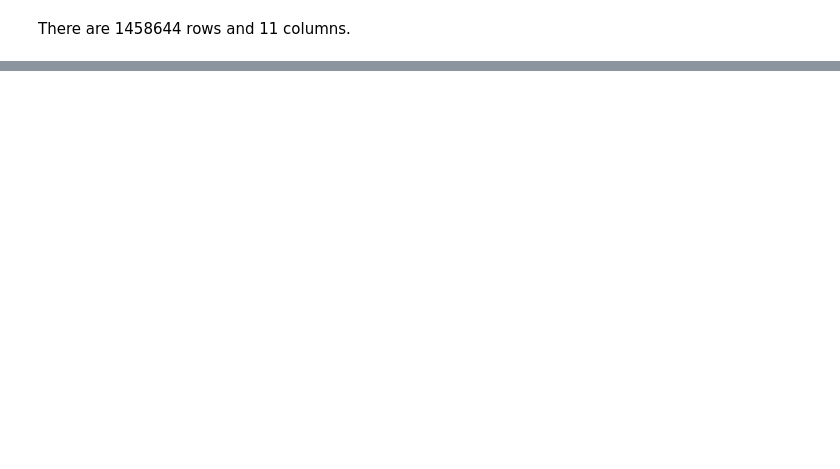
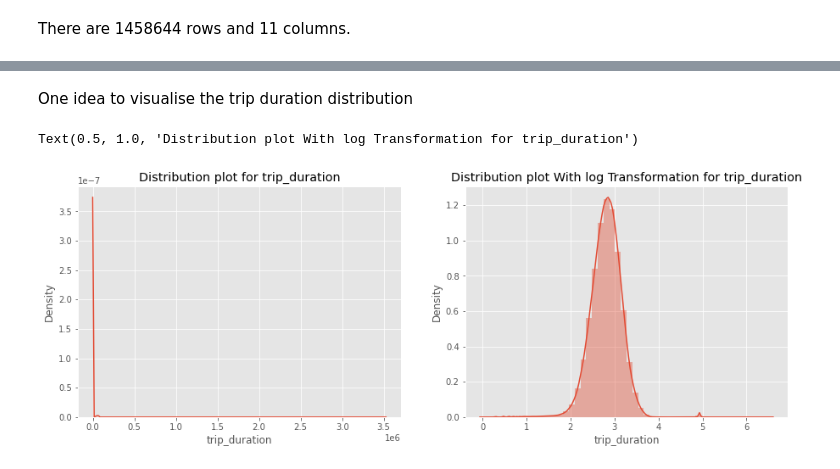
Before and after one commit to jainrasik/NYC-Taxi-Trip-Time-Prediction-Rasik-Jain, a Jupyter notebook: Team_Notebook_NYC_Taxi_Trip_Time_Prediction_Capstone_Project.ipynb, the cells around one changed output, grey strips where cells are left out. Drawn from its saved outputs; the diff is of its cells as text; code cells hidden in the pictures; blank space fills up the shorter version.

```diff
--- a/Team_Notebook_NYC_Taxi_Trip_Time_Prediction_Capstone_Project.ipynb
+++ b/Team_Notebook_NYC_Taxi_Trip_Time_Prediction_Capstone_Project.ipynb
@@ -63,0 +62,4 @@ data.shape
+# %%
+# Reading the file from drive and converting to Dataframe.
+dir='/content/drive/MyDrive/Colab Notebooks/data files/'
+df=pd.read_csv(dir+'NYC Taxi Data.csv',parse_dates=['pickup_datetime','dropoff_datetime'])
@@ -1017,0 +137,3 @@ gb_grid.fit(X_train,y_train)
+# %%
+# Dropping the id
+df.drop('id',axis=1,inplace=True)
@@ -1017,0 +150,15 @@ gb_grid.fit(X_train,y_train)
+# %% [markdown]
+One idea to visualise the trip duration distribution
+# %%
+#Checking the distribution of dependent variable
+plt.figure(figsize=[15,5])
+plt.style.use('ggplot')
+plt.subplot(121)
+sns.kdeplot((df['trip_duration']))
+plt.title("Distribution plot for trip_duration")
+plt.subplot(122)
+sns.distplot(np.log10(df['trip_duration']))
+plt.title("Distribution plot With log Transformation for trip_duration")
+# %% [output]
+Text(0.5, 1.0, 'Distribution plot With log Transformation for trip_duration')
+[figure, added]
```
Also changed, not shown: parts of 181 cells of this notebook.
